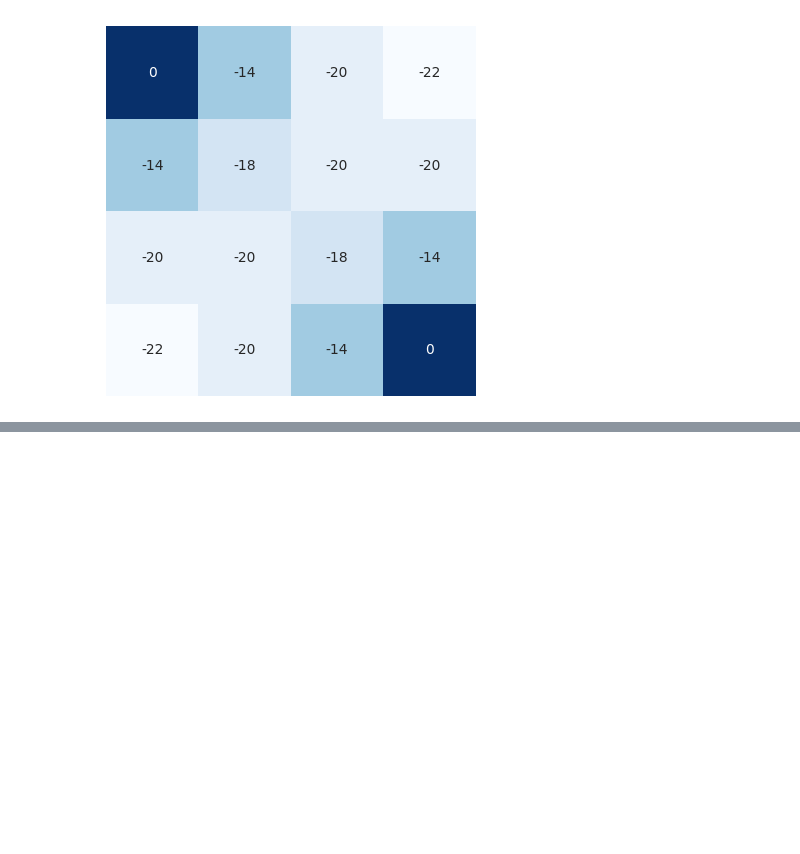
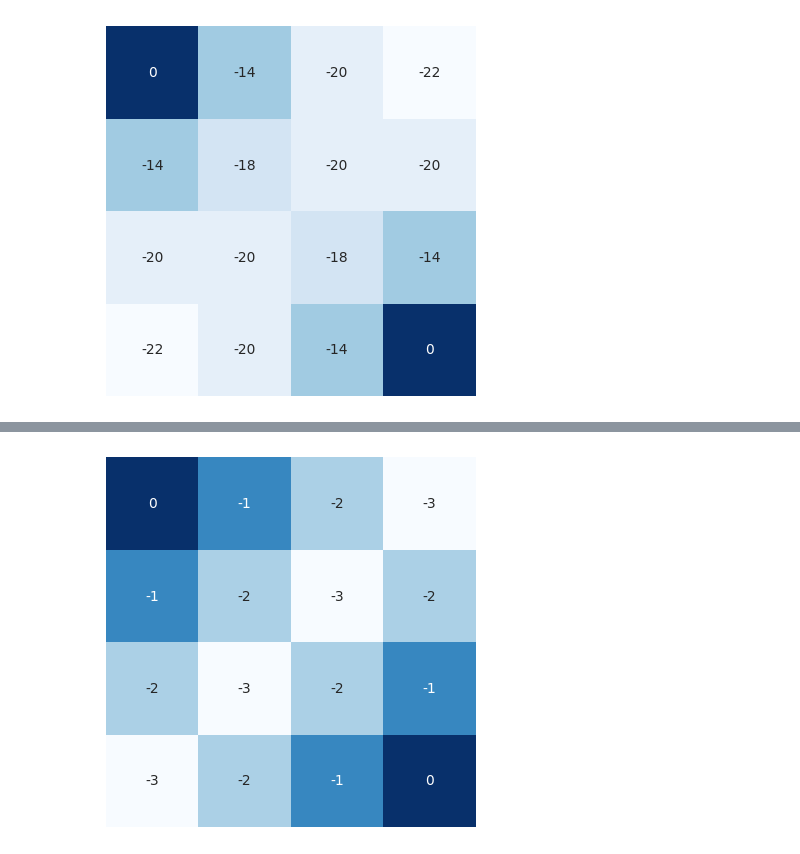
Before and after one commit to warisa-cmu/rl-training-2025-codes, a Jupyter notebook: src/T02_model_based/S01.ipynb, the cells around one changed output, grey strips where cells are left out. Cells and saved outputs as stored; diff of their text form; code cells hidden in the pictures; blank space fills up the shorter version.

```diff
--- a/src/T02_model_based/S01.ipynb
+++ b/src/T02_model_based/S01.ipynb
@@ -105,0 +186,2 @@ grid_print(V_pi.reshape(env.shape))
+# %%
+policy, changed = policy_improvement(random_policy, V_pi, env, discount_factor=1.0)
@@ -105,0 +211,7 @@ grid_print(V_pi.reshape(env.shape))
+# %%
+V_pi = policy_eval(policy, env, discount_factor=1.0, theta=0.00001)
+# %%
+# Print policy
+grid_print(V_pi.reshape(env.shape))
+# %% [output]
+[figure, added]
```
Also changed, not shown: parts of 6 cells of this notebook.
